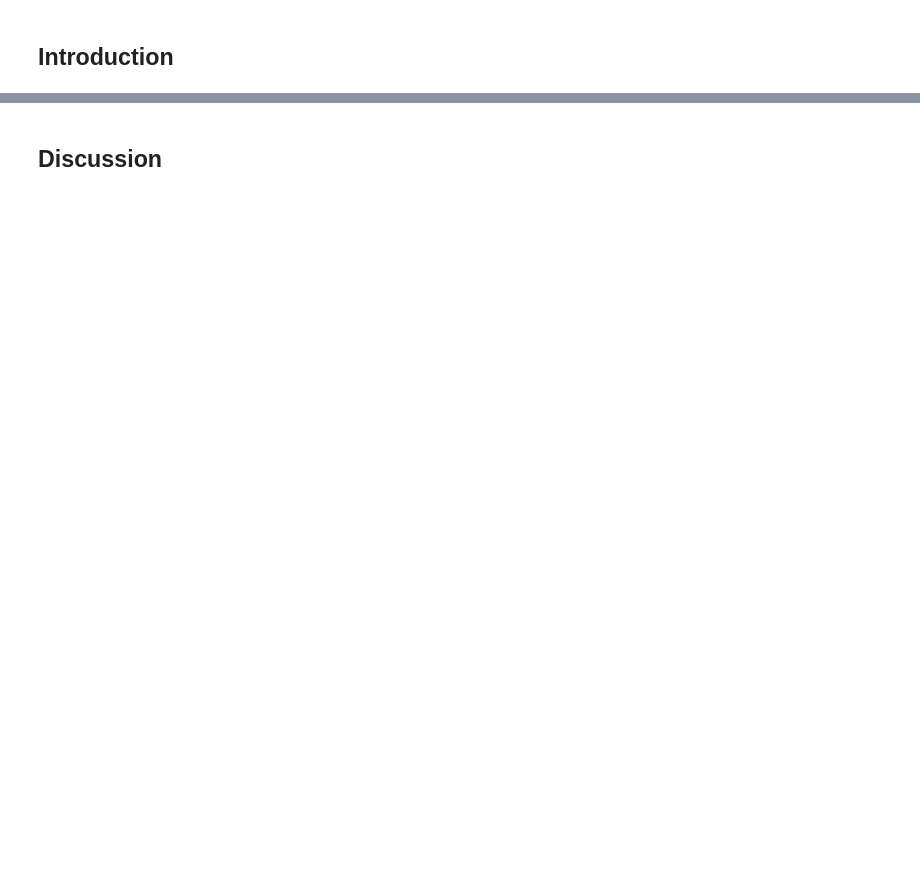
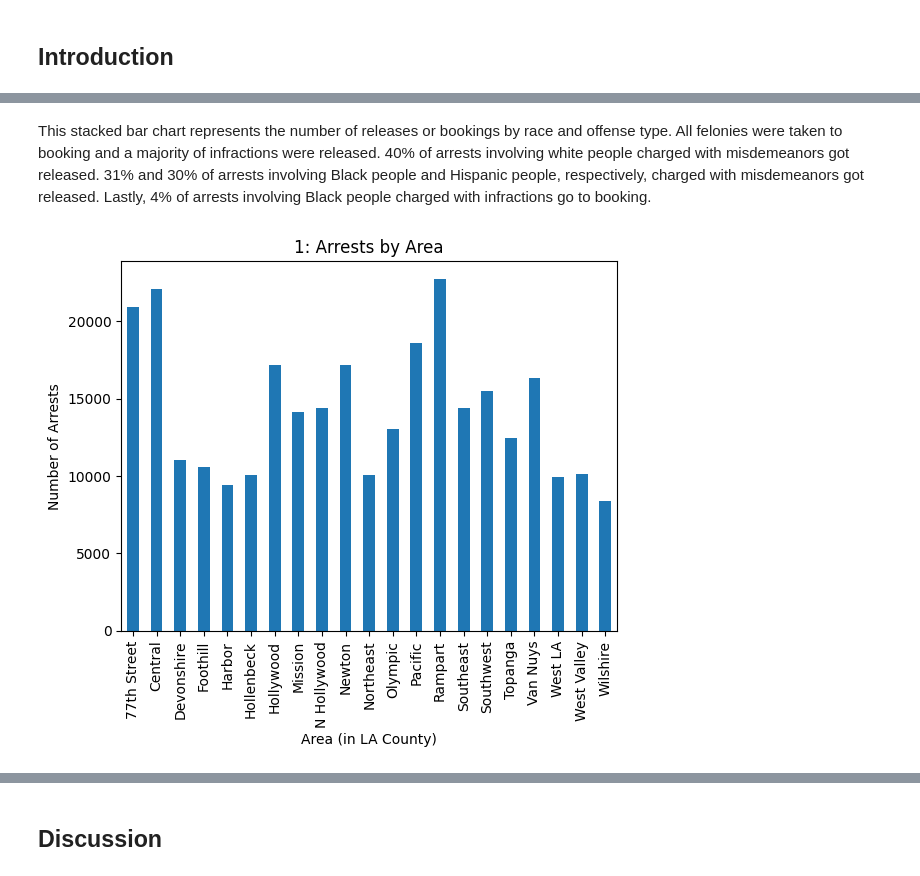
Before and after one commit to brycej0nes/Bryce-s-Repo, a Jupyter notebook: Final_Project.ipynb, the cells around one changed output, grey strips where cells are left out. Saved outputs shown, nothing was run; the diff lists cells and outputs as text; code cells hidden in the pictures; blank space fills up the shorter version.

```diff
--- a/Final_Project.ipynb
+++ b/Final_Project.ipynb
@@ -6,0 +230,18 @@
+# %% [markdown]
+This stacked bar chart represents the number of releases or bookings by race and offense type. All felonies were taken to booking and a majority of infractions were released. 40% of arrests involving white people charged with misdemeanors got released. 31% and 30% of arrests involving Black people and Hispanic people, respectively, charged with misdemeanors got released. Lastly, 4% of arrests involving Black people charged with infractions go to booking.
+# %%
+arrests_by_area = data['Area'].value_counts()
+arrests_by_area = arrests_by_area.sort_index()
+
+arrests_by_area.plot(kind = 'bar')
+
+
+plt.title('1: Arrests by Area')
+plt.xlabel('Area (in LA County)')
+plt.ylabel('Number of Arrests')
+
+
+
+plt.show()
+# %% [output]
+[figure, added]
```
Also changed, not shown: parts of 27 cells of this notebook, 2 other files.
